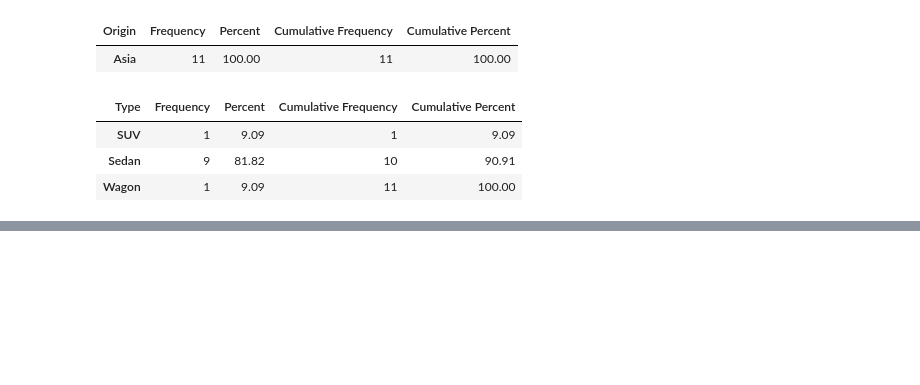
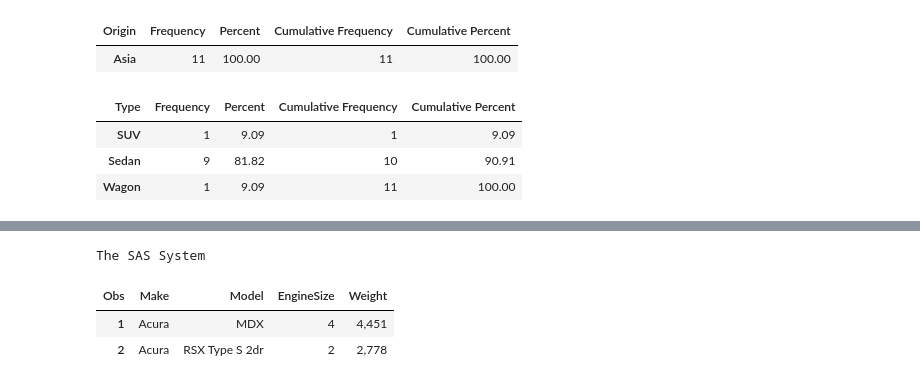
Before and after one commit to reginamaee/sas_book, a Jupyter notebook: _build/html/_sources/sas_proc_func.ipynb, the cells around one changed output, grey strips where cells are left out. Saved outputs shown, nothing was run; the diff lists cells and outputs as text; code cells hidden in the pictures; blank space fills up the shorter version.

```diff
--- a/_build/html/_sources/sas_proc_func.ipynb
+++ b/_build/html/_sources/sas_proc_func.ipynb
@@ -302,0 +347,12 @@ The FREQ Procedure
+# %%
+proc print data=sashelp.cars (obs=2);
+/* For EngineSize, we want to round the value to not include any decimals (indicated by the 1.)
+for Weight, we are allowing for 10 values, and no decimals as well*/
+    format EngineSize 1. Weight COMMA10.;
+    var Make Model EngineSize Weight;
+run;
+# %% [output]
+The SAS System
+| Obs | Make | Model | EngineSize | Weight |
+| 1 | Acura | MDX | 4 | 4,451 |
+| 2 | Acura | RSX Type S 2dr | 2 | 2,778 |
```
Also changed, not shown: parts of 12 cells of this notebook, 25 other files.
